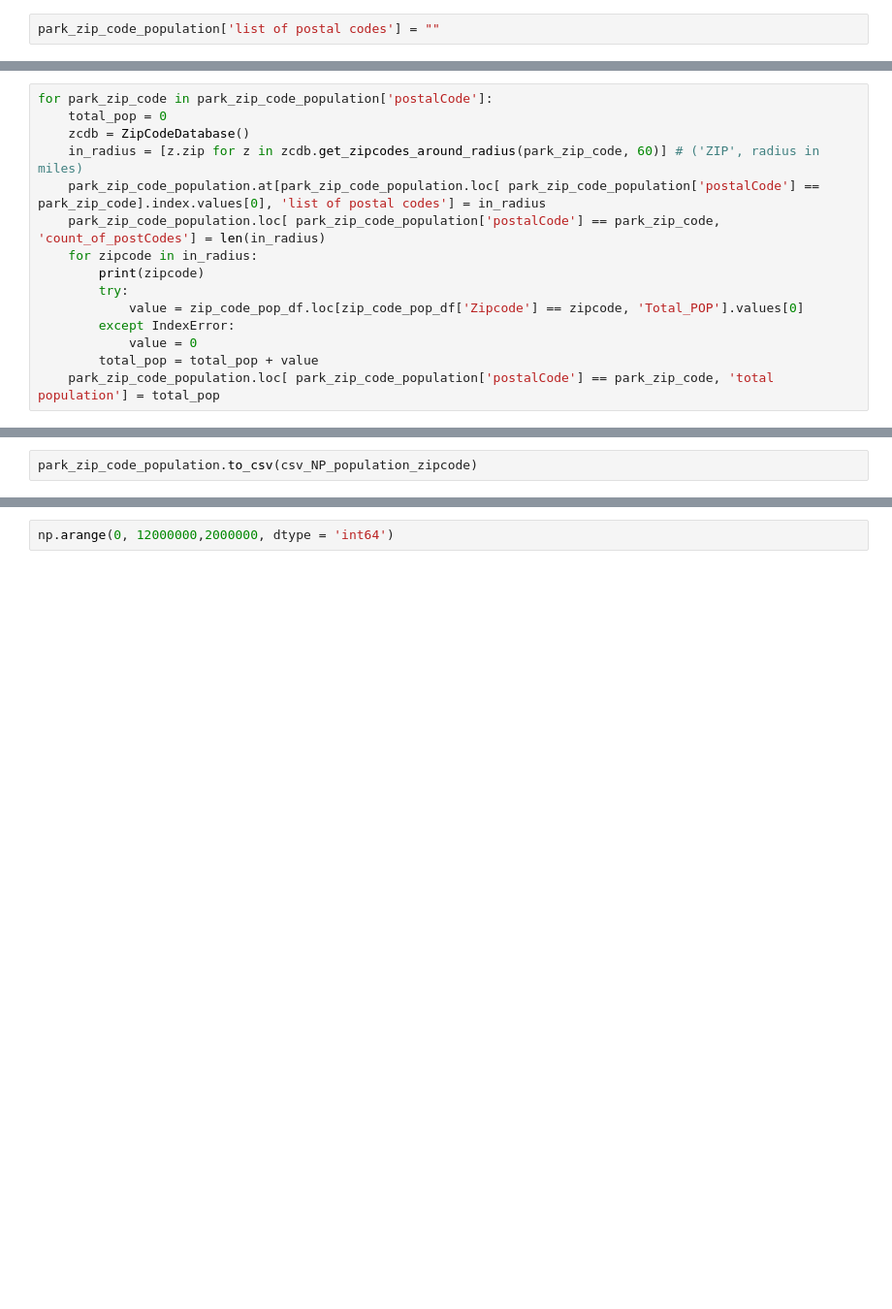
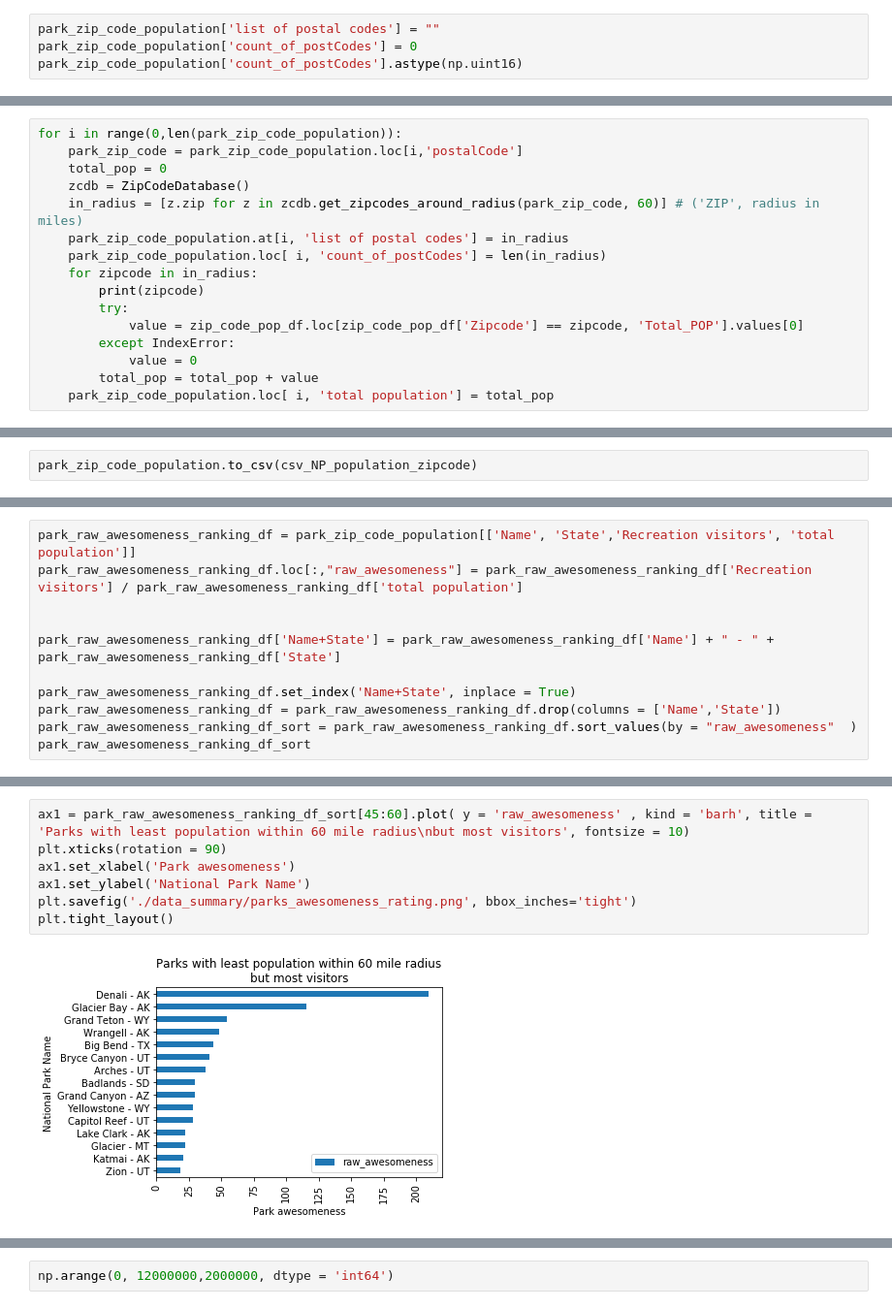
Before and after one commit to theaddies/bootcamp_project_1, a Jupyter notebook: NP_zip_code_radius.ipynb, the cells around one changed output, grey strips where cells are left out. Shown at 97% size. Drawn from its saved outputs; the diff is of its cells as text; blank space fills up the shorter version.

Commit message:
added new awesomeness graph

```diff
--- a/NP_zip_code_radius.ipynb
+++ b/NP_zip_code_radius.ipynb
@@ -49,3 +49,5 @@ park_df
 park_zip_code_population = park_df
 # %%
 park_zip_code_population['list of postal codes'] = ""
+park_zip_code_population['count_of_postCodes'] = 0
+park_zip_code_population['count_of_postCodes'].astype(np.uint16)
@@ -127,10 +151,11 @@ for i in range(1,len(zip_code_pop_df)):
 # %%
-for park_zip_code in park_zip_code_population['postalCode']:
+for i in range(0,len(park_zip_code_population)):
+    park_zip_code = park_zip_code_population.loc[i,'postalCode']
     total_pop = 0
     zcdb = ZipCodeDatabase()
     in_radius = [z.zip for z in zcdb.get_zipcodes_around_radius(park_zip_code, 60)] # ('ZIP', radius in miles)
-    park_zip_code_population.at[park_zip_code_population.loc[ park_zip_code_population['postalCode'] == park_zip_code].index.values[0], 'list of postal codes'] = in_radius
-    park_zip_code_population.loc[ park_zip_code_population['postalCode'] == park_zip_code, 'count_of_postCodes'] = len(in_radius)
+    park_zip_code_population.at[i, 'list of postal codes'] = in_radius
+    park_zip_code_population.loc[ i, 'count_of_postCodes'] = len(in_radius)
     for zipcode in in_radius:
         print(zipcode)
         try:
@@ -138,7 +163,7 @@ for park_zip_code in park_zip_code_population['postalCode']:
         except IndexError:
             value = 0
         total_pop = total_pop + value
-    park_zip_code_population.loc[ park_zip_code_population['postalCode'] == park_zip_code, 'total population'] = total_pop
+    park_zip_code_population.loc[ i, 'total population'] = total_pop
 # %% [output]
 04065
 04401
@@ -204,0 +325,11 @@ park_zip_code_population
+# %%
+park_raw_awesomeness_ranking_df = park_zip_code_population[['Name', 'State','Recreation visitors', 'total population']]
+park_raw_awesomeness_ranking_df.loc[:,"raw_awesomeness"] = park_raw_awesomeness_ranking_df['Recreation visitors'] / park_raw_awesomeness_ranking_df['total population']
+
+
+park_raw_awesomeness_ranking_df['Name+State'] = park_raw_awesomeness_ranking_df['Name'] + " - " + park_raw_awesomeness_ranking_df['State']
+
+park_raw_awesomeness_ranking_df.set_index('Name+State', inplace = True)
+park_raw_awesomeness_ranking_df = park_raw_awesomeness_ranking_df.drop(columns = ['Name','State'])
+park_raw_awesomeness_ranking_df_sort = park_raw_awesomeness_ranking_df.sort_values(by = "raw_awesomeness"  )
+park_raw_awesomeness_ranking_df_sort
@@ -205 +385,10 @@ park_zip_code_population
+# %%
+ax1 = park_raw_awesomeness_ranking_df_sort[45:60].plot( y = 'raw_awesomeness' , kind = 'barh', title = 'Parks with least population within 60 mile radius\nbut most visitors', fontsize = 10)
+plt.xticks(rotation = 90)
+ax1.set_xlabel('Park awesomeness')
+ax1.set_ylabel('National Park Name')
+plt.savefig('./data_summary/parks_awesomeness_rating.png', bbox_inches='tight')
+plt.tight_layout()
+# %% [output]
+[figure, added]
 # %%
```
Also changed, not shown: parts of 20 cells of this notebook, 2 other files.
